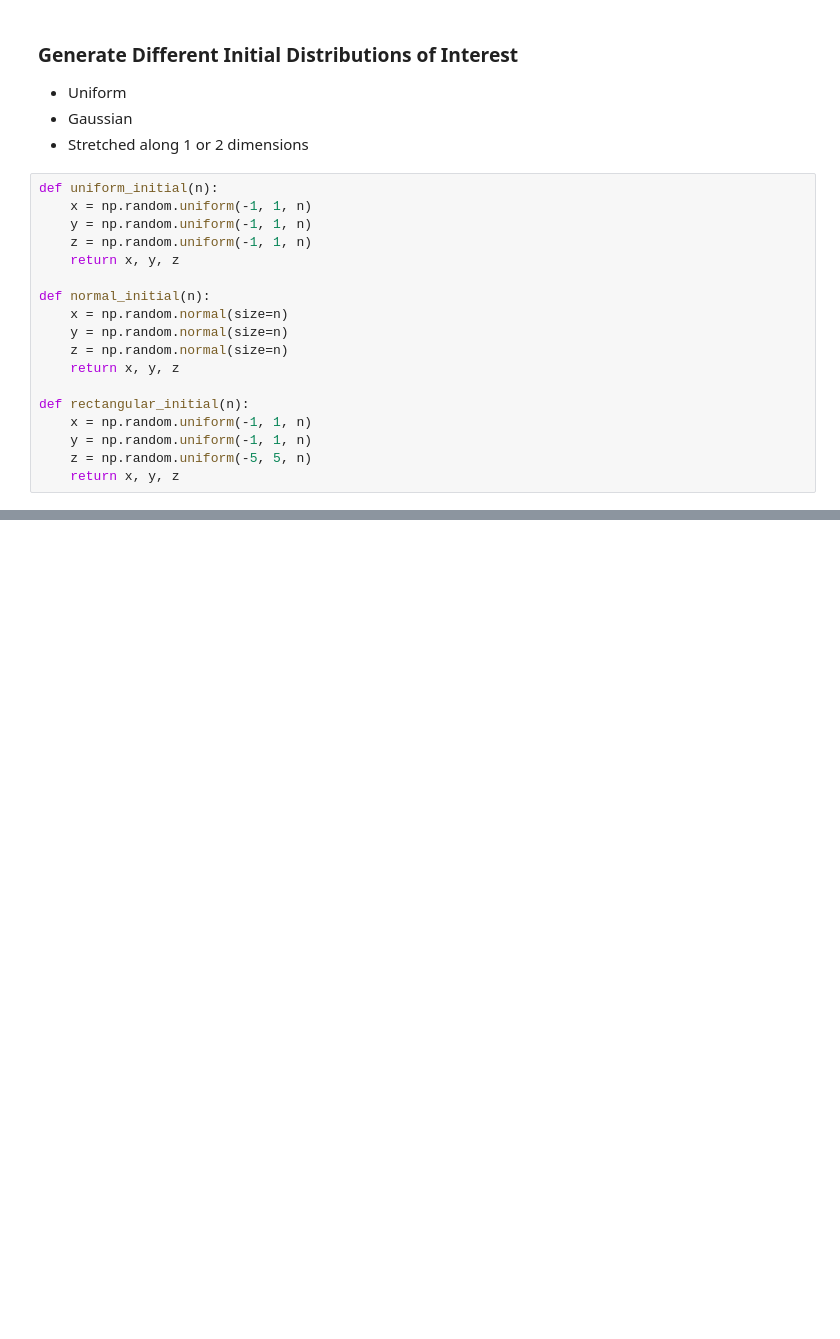
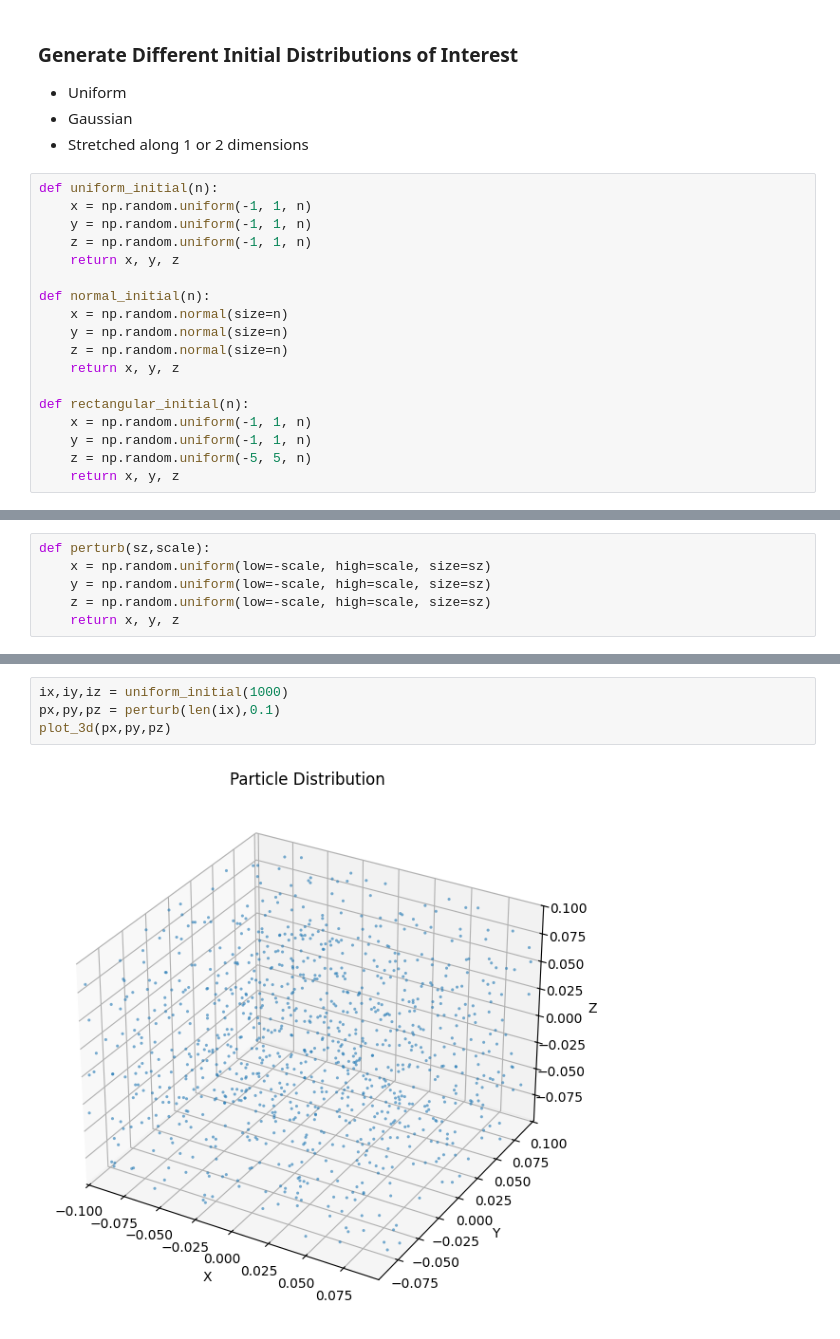
Before and after one commit to Murdock022X/pca533-octrees, a Jupyter notebook: random.ipynb, the cells around one changed output, grey strips where cells are left out. Cells and saved outputs as stored; diff of their text form; blank space fills up the shorter version.

```diff
--- a/random.ipynb
+++ b/random.ipynb
@@ -71,0 +73,6 @@ plot_3d(x,y,z)
+# %%
+def perturb(sz,scale):
+    x = np.random.uniform(low=-scale, high=scale, size=sz)
+    y = np.random.uniform(low=-scale, high=scale, size=sz)
+    z = np.random.uniform(low=-scale, high=scale, size=sz)
+    return x, y, z
@@ -71,0 +99,6 @@ plot_3d(x,y,z)
+# %%
+ix,iy,iz = uniform_initial(1000)
+px,py,pz = perturb(len(ix),0.1)
+plot_3d(px,py,pz)
+# %% [output]
+[figure, added]
```
Also changed, not shown: parts of 8 cells of this notebook, 6 other files.
